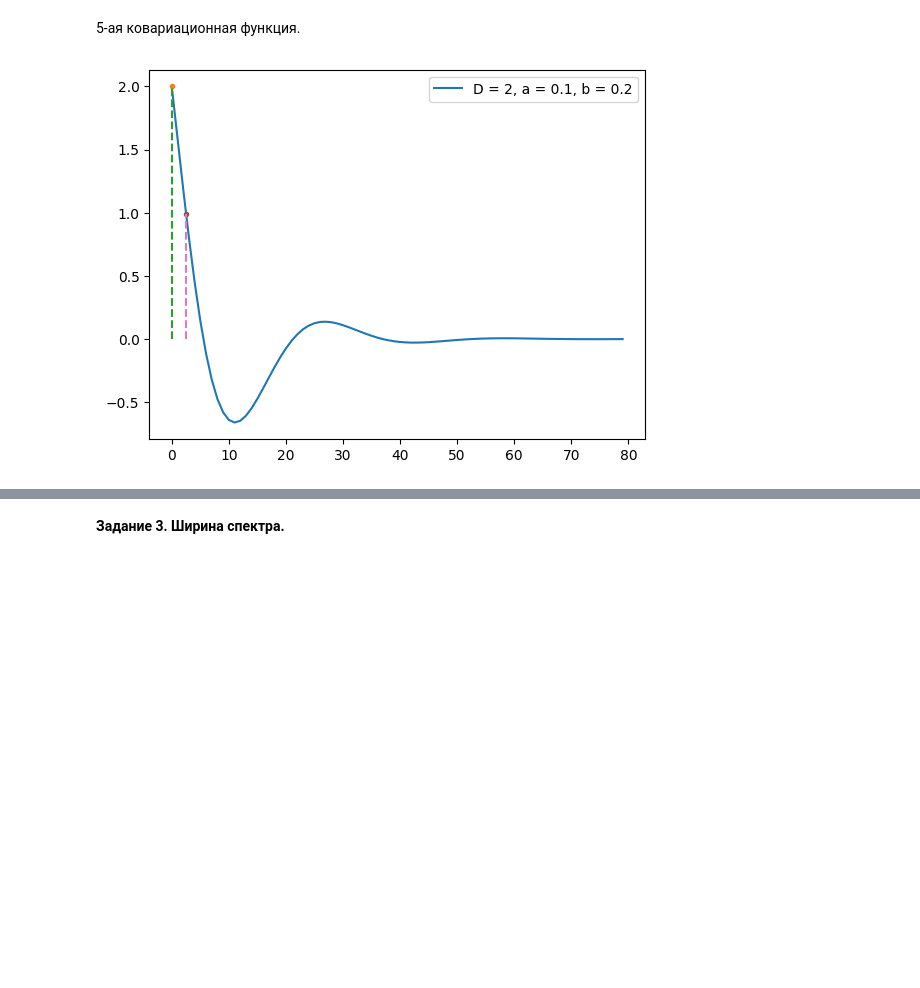
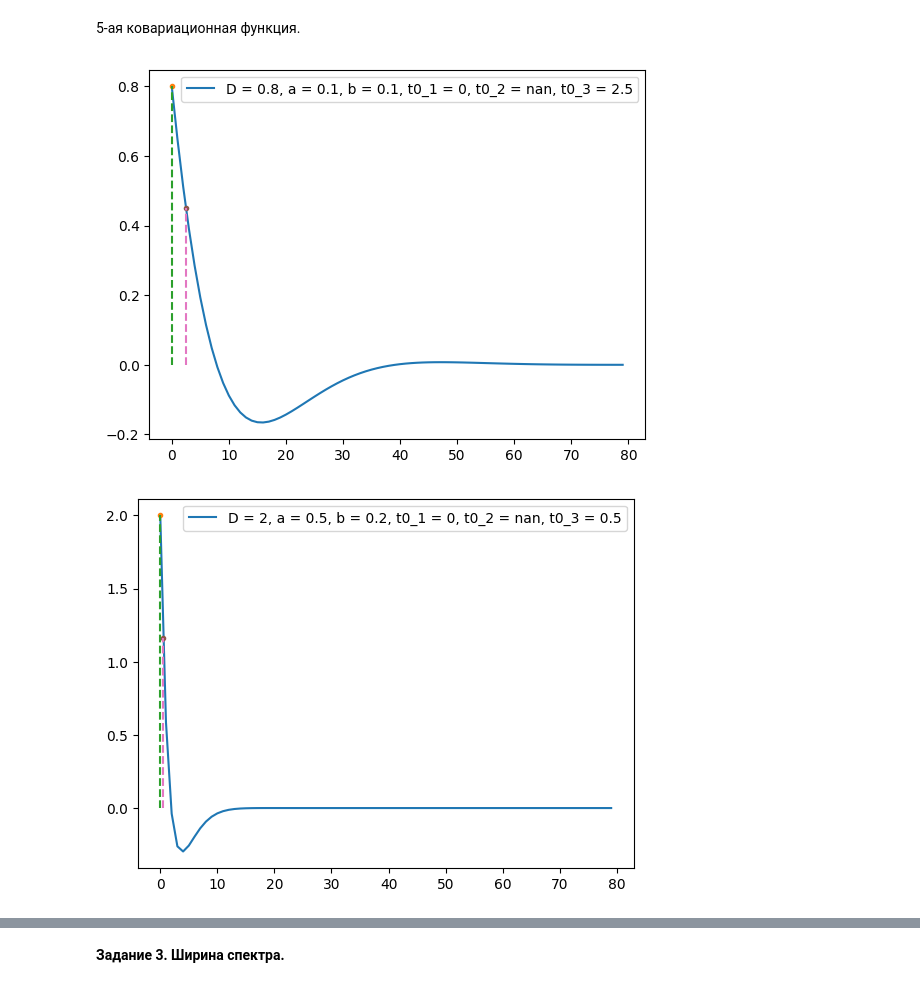
Before and after one commit to feelitbreak/data-analysis, a Jupyter notebook: lab2/mmda2.ipynb, the cells around one changed output, grey strips where cells are left out. Saved outputs shown, nothing was run; the diff lists cells and outputs as text; code cells hidden in the pictures; blank space fills up the shorter version.

```diff
--- a/lab2/mmda2.ipynb
+++ b/lab2/mmda2.ipynb
@@ -137,15 +137,18 @@ def t0_2(a, b):
 # %% [markdown]
 1-ая ковариационная функция.
 # %%
-for i in range(length):
-    r_1[i] = R_1(i, D[0], a[0])
+t0 = [[]] * param_n
+for i in range(param_n):
+    t0[i] = t0_1(a[i])
+    for j in range(length):
+        r_1[j] = R_1(t[j], D[i], a[i])
 
-plt.plot(t, r_1, label = f'D = {D[0]}, a = {a[0]}')
+    plt.plot(t, r_1, label = f'D = {D[i]}, a = {a[i]}, t0_1 = {t0[i][0]}, t0_2 = {t0[i][1]}, t0_3 = {t0[i][2]}')
 
-for t0 in t0_1(a[0]):
-    plt.plot(t0, R_1(t0, D[0], a[0]), '.')
-    plt.plot((t0, t0), (0, R_1(t0, D[0], a[0])), '--')
+    for t0_x in t0[i]:
+        plt.plot(t0_x, R_1(t0_x, D[i], a[i]), '.')
+        plt.plot((t0_x, t0_x), (0, R_1(t0_x, D[i], a[i])), '--')
 
-plt.legend()
-plt.show()
+    plt.legend()
+    plt.show()
 # %% [output]
@@ -153,16 +158,20 @@ plt.show()
 # %% [markdown]
 5-ая ковариационная функция.
 # %%
-for i in range(length):
-    r_2[i] = R_2(i, D[1], a[0], b[1])
+t0 = [[]] * param_n
+for i in range(param_n):
+    t0[i] = t0_2(a[i], b[i])
+    for j in range(length):
+        r_2[j] = R_2(t[j], D[i], a[i], b[i])
 
-plt.plot(t, r_2, label = f'D = {D[1]}, a = {a[0]}, b = {b[1]}')
+    plt.plot(t, r_2, label = f'D = {D[i]}, a = {a[i]}, b = {b[i]}, t0_1 = {t0[i][0]}, t0_2 = {t0[i][1]}, t0_3 = {t0[i][2]}')
 
-for t0 in t0_2(a[0], b[0]):
-    plt.plot(t0, R_2(t0, D[1], a[0], b[1]), '.')
-    plt.plot((t0, t0), (0, R_2(t0, D[1], a[0], b[1])), '--')
+    for t0_x in t0[i]:
+        plt.plot(t0_x, R_2(t0_x, D[i], a[i], b[i]), '.')
+        plt.plot((t0_x, t0_x), (0, R_2(t0_x, D[i], a[i], b[i])), '--')
 
-plt.legend()
-plt.show()
+    plt.legend()
+    plt.show()
 # %% [output]
-[figure, old version]
+[figure, new version]
+[figure, added]
```
Also changed, not shown: parts of 2 cells of this notebook.
